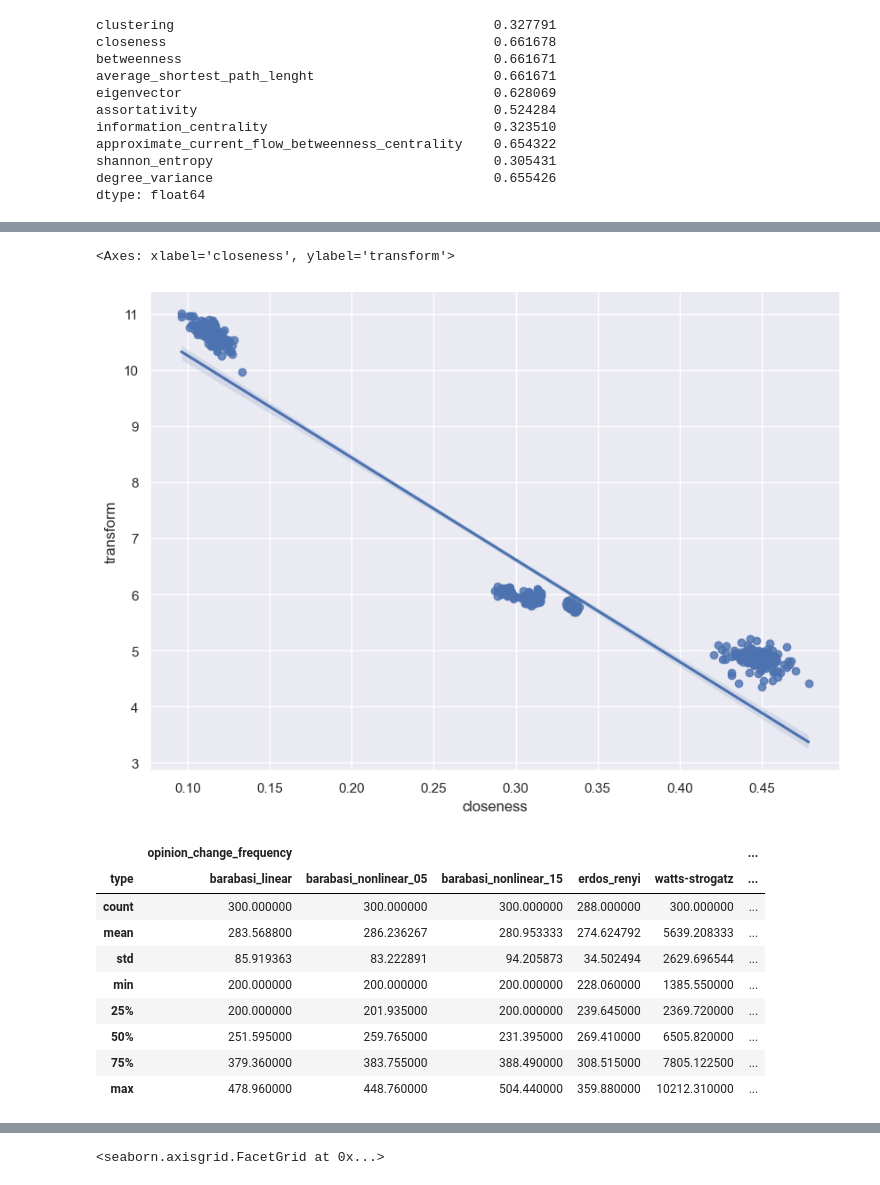
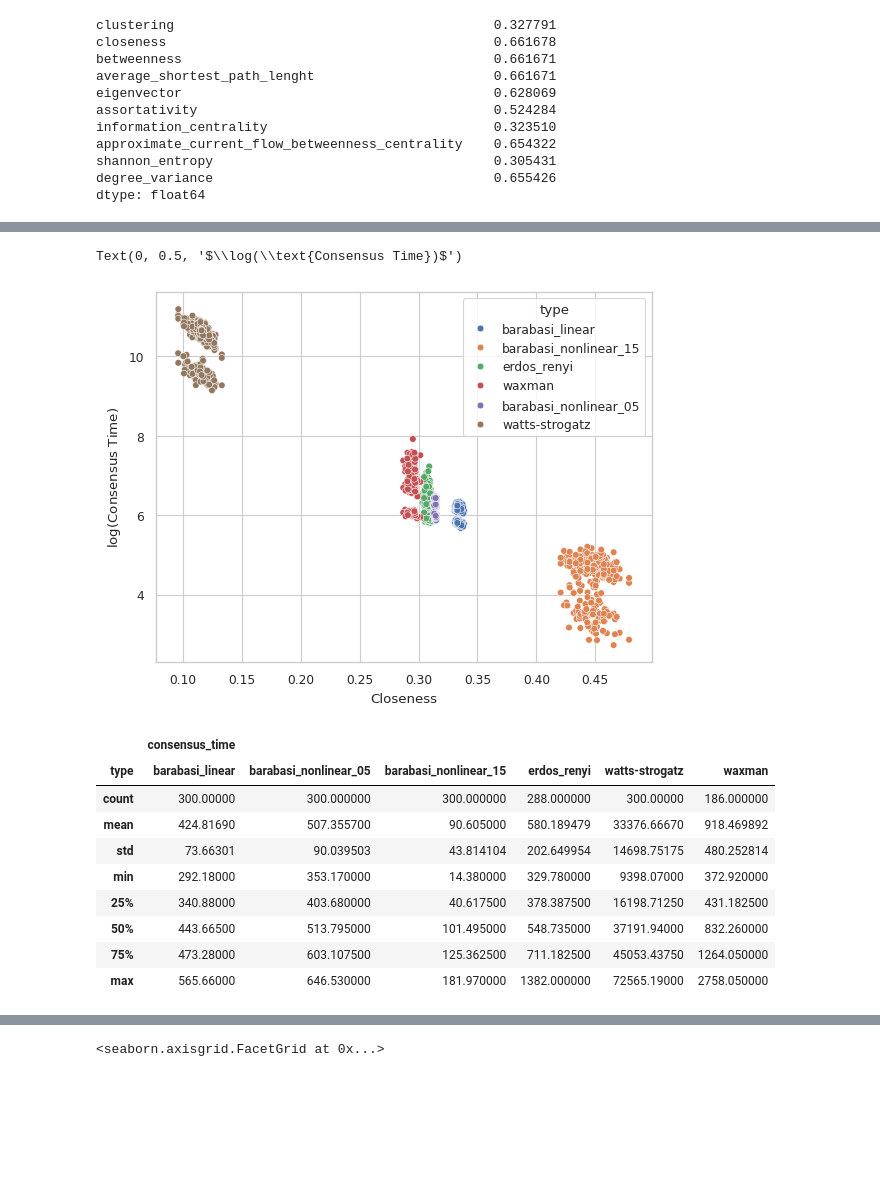
Before and after one commit to vitorfrois/SznajdNetworks, a Jupyter notebook: src/notebooks/1_EDA.ipynb, the cells around one changed output, grey strips where cells are left out. Saved outputs shown, nothing was run; the diff lists cells and outputs as text; code cells hidden in the pictures; blank space fills up the shorter version.

```diff
--- a/src/notebooks/1_EDA.ipynb
+++ b/src/notebooks/1_EDA.ipynb
@@ -126,18 +135,26 @@ filtered_dataset
-# %%
-sns.regplot(x=filtered_dataset['closeness'], y=filtered_dataset['transform'])
-# %% [output]
-<Axes: xlabel='closeness', ylabel='transform'>
-[figure, removed]
+# %%
+ax = sns.scatterplot(
+    data=filtered_dataset,
+    x=filtered_dataset['closeness'],
+    y=filtered_dataset['transform'],
+    # line_kws=dict(color="r"),
+    hue='type'
+)
+ax.set_xlabel('Closeness')
+ax.set_ylabel(r'$\log(\text{Consensus Time})$')
+# %% [output]
+Text(0, 0.5, '$\\log(\\text{Consensus Time})$')
+[figure, added]
 # %%
-dataset.pivot(columns='type')[['opinion_change_frequency']].describe()
+dataset.pivot(columns='type')[['consensus_time']].describe()
 # %% [output]
-|  | opinion_change_frequency |  |  |  |  | ... |
-| type | barabasi_linear | barabasi_nonlinear_05 | barabasi_nonlinear_15 | erdos_renyi | watts-strogatz | ... |
-| count | 300.000000 | 300.000000 | 300.000000 | 288.000000 | 300.000000 | ... |
-| mean | 283.568800 | 286.236267 | 280.953333 | 274.624792 | 5639.208333 | ... |
-| std | 85.919363 | 83.222891 | 94.205873 | 34.502494 | 2629.696544 | ... |
-| min | 200.000000 | 200.000000 | 200.000000 | 228.060000 | 1385.550000 | ... |
-| 25% | 200.000000 | 201.935000 | 200.000000 | 239.645000 | 2369.720000 | ... |
-| 50% | 251.595000 | 259.765000 | 231.395000 | 269.410000 | 6505.820000 | ... |
-| 75% | 379.360000 | 383.755000 | 388.490000 | 308.515000 | 7805.122500 | ... |
-| max | 478.960000 | 448.760000 | 504.440000 | 359.880000 | 10212.310000 | ... |
+|  | consensus_time |  |  |  |  |  |
+| type | barabasi_linear | barabasi_nonlinear_05 | barabasi_nonlinear_15 | erdos_renyi | watts-strogatz | waxman |
+| count | 300.00000 | 300.000000 | 300.000000 | 288.000000 | 300.00000 | 186.000000 |
+| mean | 424.81690 | 507.355700 | 90.605000 | 580.189479 | 33376.66670 | 918.469892 |
+| std | 73.66301 | 90.039503 | 43.814104 | 202.649954 | 14698.75175 | 480.252814 |
+| min | 292.18000 | 353.170000 | 14.380000 | 329.780000 | 9398.07000 | 372.920000 |
+| 25% | 340.88000 | 403.680000 | 40.617500 | 378.387500 | 16198.71250 | 431.182500 |
+| 50% | 443.66500 | 513.795000 | 101.495000 | 548.735000 | 37191.94000 | 832.260000 |
+| 75% | 473.28000 | 603.107500 | 125.362500 | 711.182500 | 45053.43750 | 1264.050000 |
+| max | 565.66000 | 646.530000 | 181.970000 | 1382.000000 | 72565.19000 | 2758.050000 |
```
Also changed, not shown: parts of 8 cells of this notebook, 3 other files.
